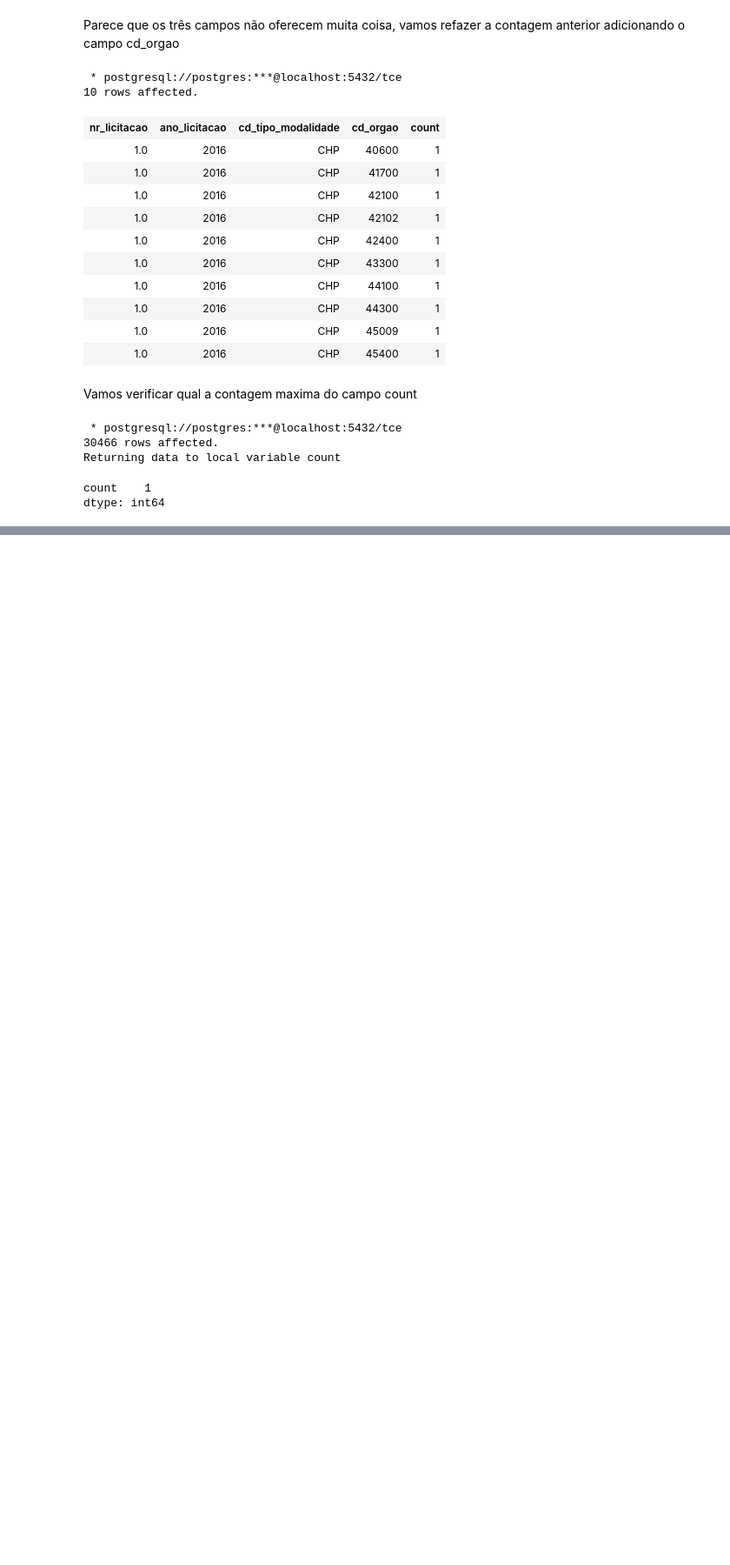
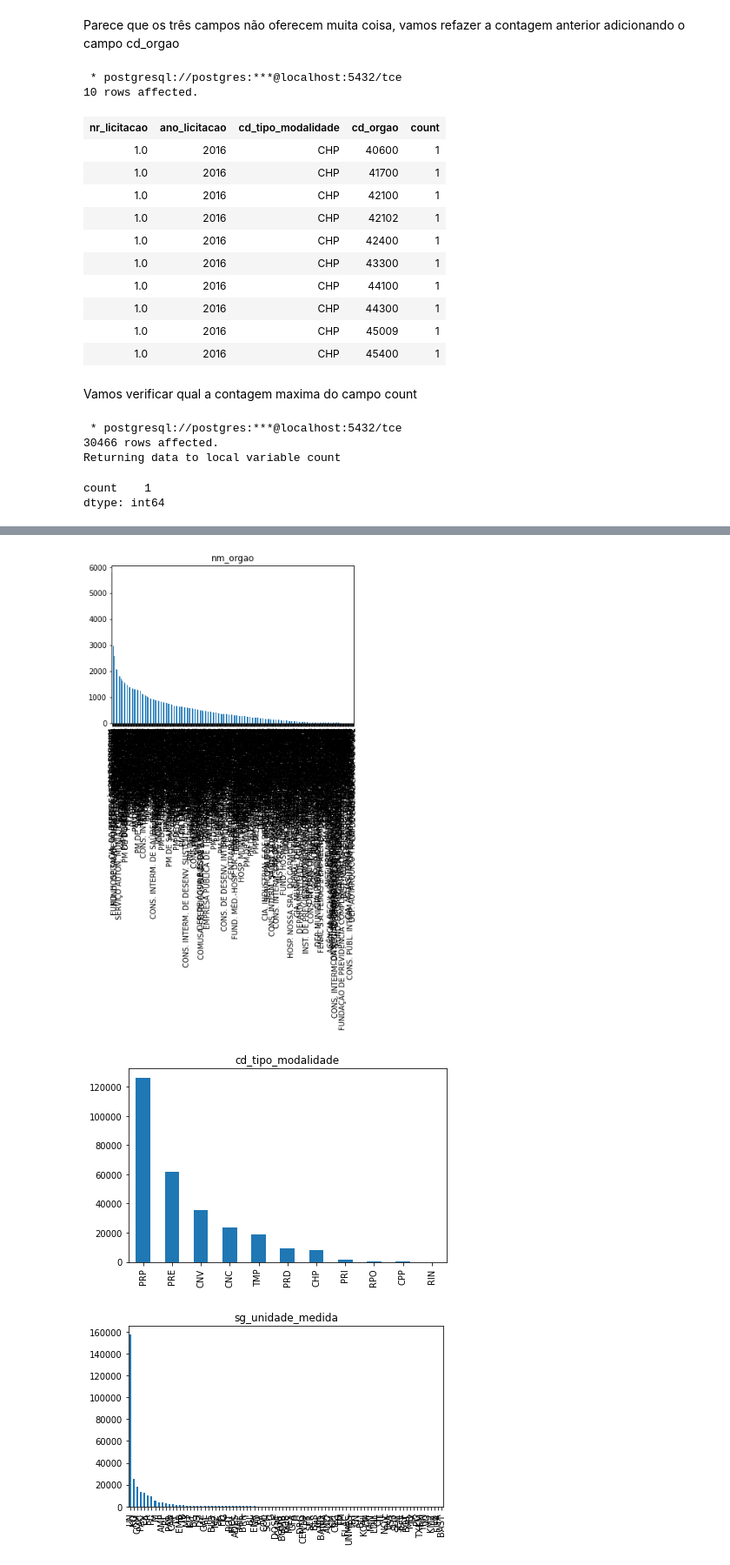
Before and after one commit to tarsioonofrio/rs-gov-purchases, a Jupyter notebook: src/eda.ipynb, the cells around one changed output, grey strips where cells are left out. Shown at 87% size. Drawn from its saved outputs; the diff is of its cells as text; code cells hidden in the pictures; blank space fills up the shorter version.

```diff
--- a/src/eda.ipynb
+++ b/src/eda.ipynb
@@ -258,0 +315,24 @@ Após algum trabalho conseguimos desccobrir como unir as tabelas. Vamos iniciar
+# %%
+ignore = ["index", "ds_objeto","ds_item", "nr_item_original"]
+
+list_error = []
+for c, d in zip(licitacao_item.columns,licitacao_item.dtypes):
+    if d != "object":
+        continue
+    if c in ignore  :
+        continue
+    try:
+        # field = licitacao_item.head(100)[c]
+        field = licitacao_item[c]
+        field = field.dropna()
+        field.value_counts().plot.bar()
+        plt.title(c)
+        plt.tight_layout()
+        plt.show()
+    except:
+        print(f"Error {c}")
+        list_error.append(c)
+# %% [output]
+[figure, added]
+[figure, added]
+[figure, added]
```
Also changed, not shown: parts of 15 cells of this notebook, 1 other file.
